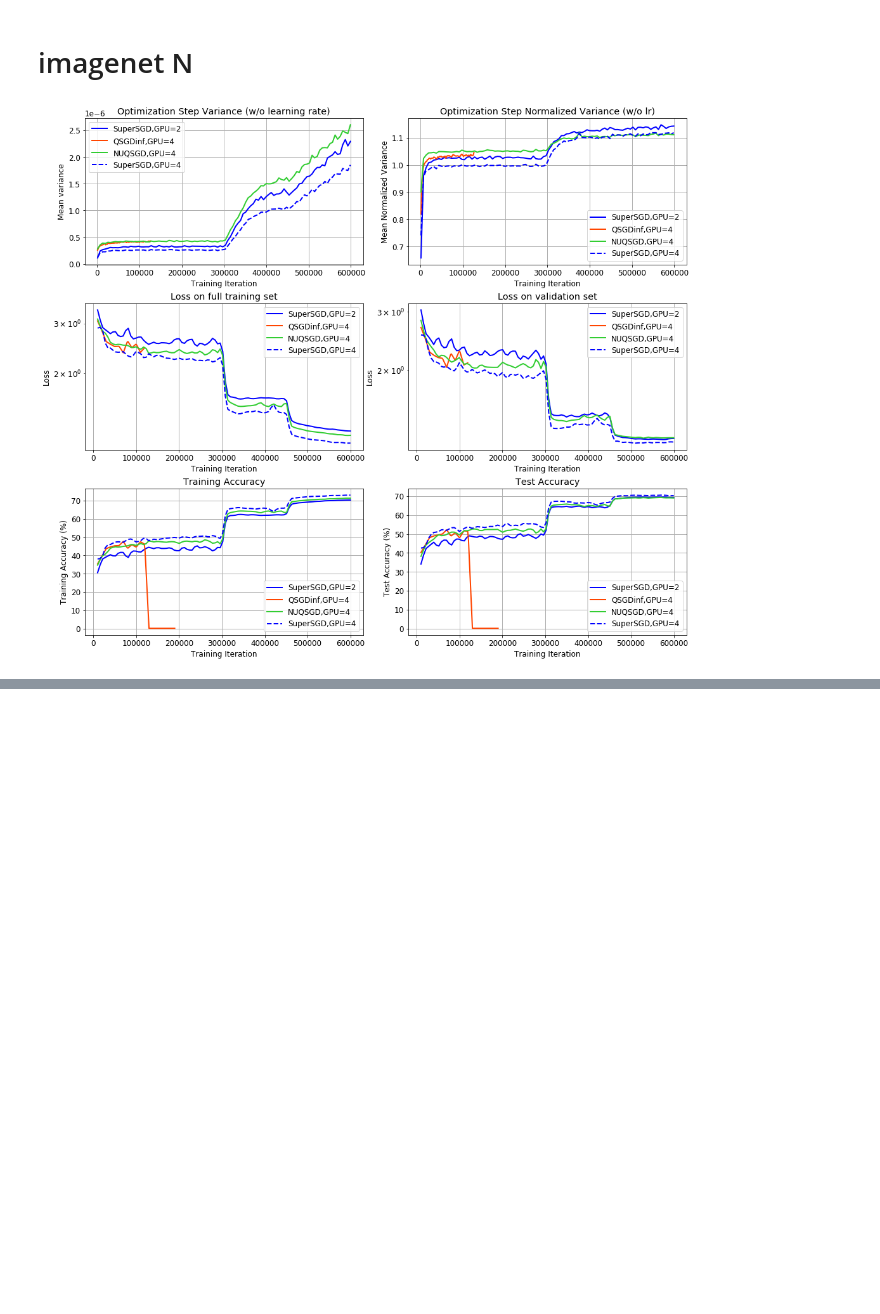
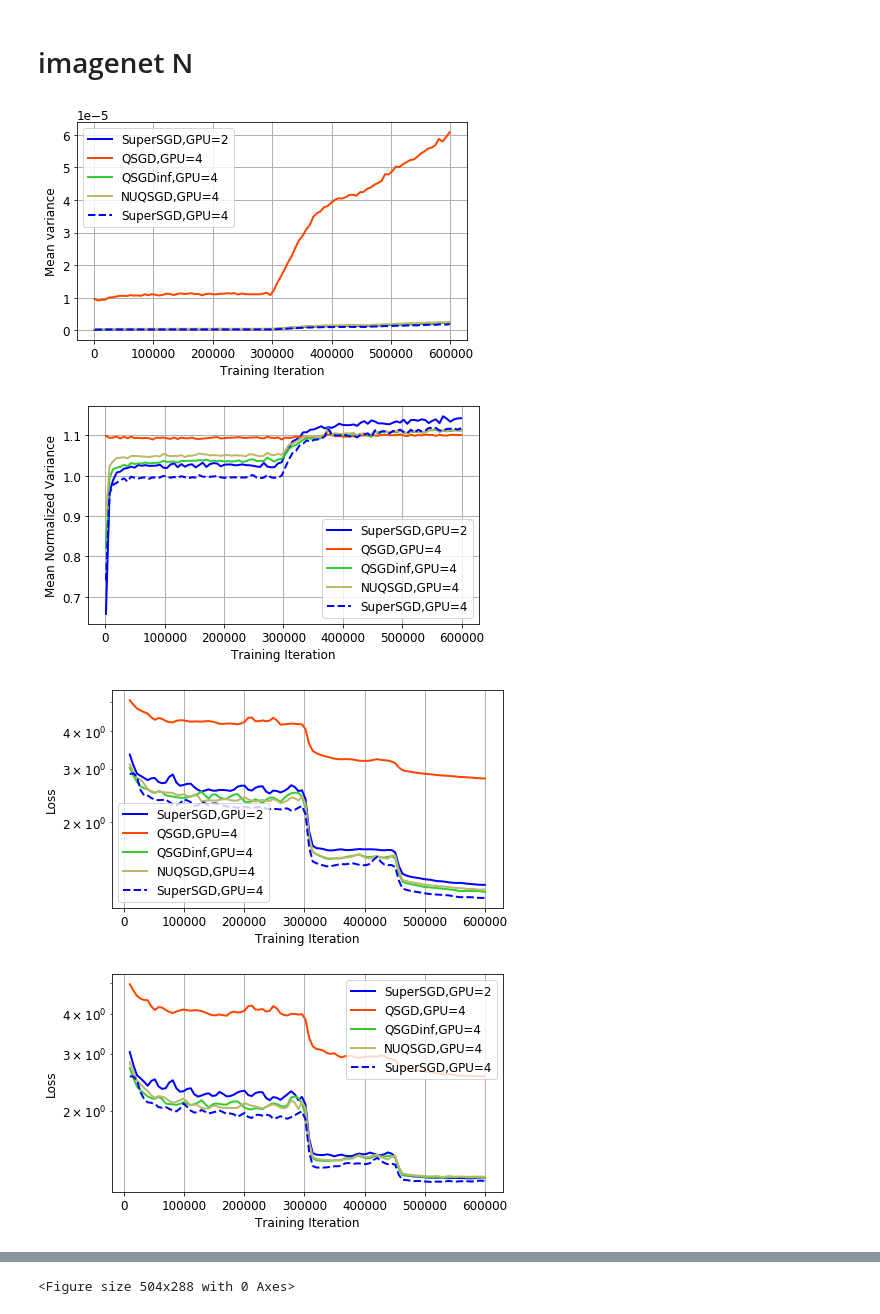
Before and after one commit to fartashf/gvar_code, a Jupyter notebook: notebooks/figs_nuq_rebuttal.ipynb, the cells around one changed output, grey strips where cells are left out. Drawn from its saved outputs; the diff is of its cells as text; code cells hidden in the pictures; blank space fills up the shorter version.

```diff
--- a/notebooks/figs_nuq_rebuttal.ipynb
+++ b/notebooks/figs_nuq_rebuttal.ipynb
@@ -26,7 +26,7 @@ import matplotlib
 matplotlib.rcParams['pdf.fonttype'] = 42  # 3
 matplotlib.rcParams['ps.fonttype'] = 42  # 3
 
-plt.rcParams.update({'font.size': 12})
+plt.rcParams.update({'font.size': 16})
 # %%
 no_title = False
 save_single = False
@@ -277,19 +286,22 @@ data, run_names = plot_runs_and_tags(get_data_f, plot_f, logdir, patterns, tag_n
 # %%
 get_data_f = get_data_pth
 # plot_f = plt.plot
 plot_f = plot_smooth_o1
 logdir = '/u/faghri/nuq/code/runs/'
-patterns = ['.*runs_imagenet_full_n/']  # (?!.*scheduler)
+patterns = ['.*runs_imagenet_full_n/(?!001_)']  # (?!.*scheduler)
 tag_names = ['est_var', 'est_nvar', 'Tloss', 'Vloss', 'Tacc', 'Vacc']  # 'lr', 'gb_td', 'grad_bias',
-fig_name = 'figs_nuq/imagenet_full_n.png'
+fig_name = 'figs_nuq/imagenet_full_ngpu4.png'
 lg_tags = ['estim_sgd', 'nuq_method', 'ngpu']  # , 'ngpu', 'bits', 'mul', 'bucket_size'
 ylim = [None]*20
 # ylim = [None]*2 + [[80, 100], [80, 100], [1e-7, 1], None]
 # ylim = [[.2e-4, 1e-4], [0, 1.5e-7], [-1, 0.1], None, [98, 100], [98, 100], None, None]
 # ylim = [[1e-4, 1e-1], [1e-2, 1e-1], [98, 100], [97,100], [0, 100], None, None, None, None, None, None, None, None, None, None, None, None]
 sep_h = True
-ncolor = 3
+ncolor = 4
 lg_replace = [('_none', 'SuperSGD'), ('_none', 'SGD'), ('estim_sgd', 'SGD'), ('ngpu_', ',GPU='), ('nuq_method', ''), ('_q', 'QSGD'), ('_nuq', 'NUQSGD'), ('_qinf', 'QinfSGD'), ('kfac', 'K-FAC'), ('SGD,K-FAC', 'K-FAC'), ('estim_ntk', 'NTK'), ('adamw', 'AdamW'), ('adam', 'Adam'), ('lr_', 'LR='), ('LR=0.001', 'LR=1e-3'), ('LR=0.0001', 'LR=1e-4'), ('LR=0.0005', 'LR=5e-4'), ('LR=0.0002', 'LR=2e-4'), ('batch_size_', 'bs='), ('optim_start_', 'Start='), ('damping_', '$\epsilon=$'), (',,', ','), (',$', '')]
 data, run_names = plot_runs_and_tags(get_data_f, plot_f, logdir, patterns, tag_names, fig_name, lg_tags, ylim, sep_h=sep_h, ncolor=ncolor, lg_replace=lg_replace, save_single=save_single, no_title=no_title)
 # %% [output]
-[figure, old version]
+[figure, new version]
+[figure, added]
+[figure, added]
+[figure, added]
@@ -295,0 +310 @@ data, run_names = plot_runs_and_tags(get_data_f, plot_f, logdir, patterns, tag_n
+<Figure size 504x288 with 0 Axes>
```
Also changed, not shown: parts of 4 cells of this notebook, 1 other file.
